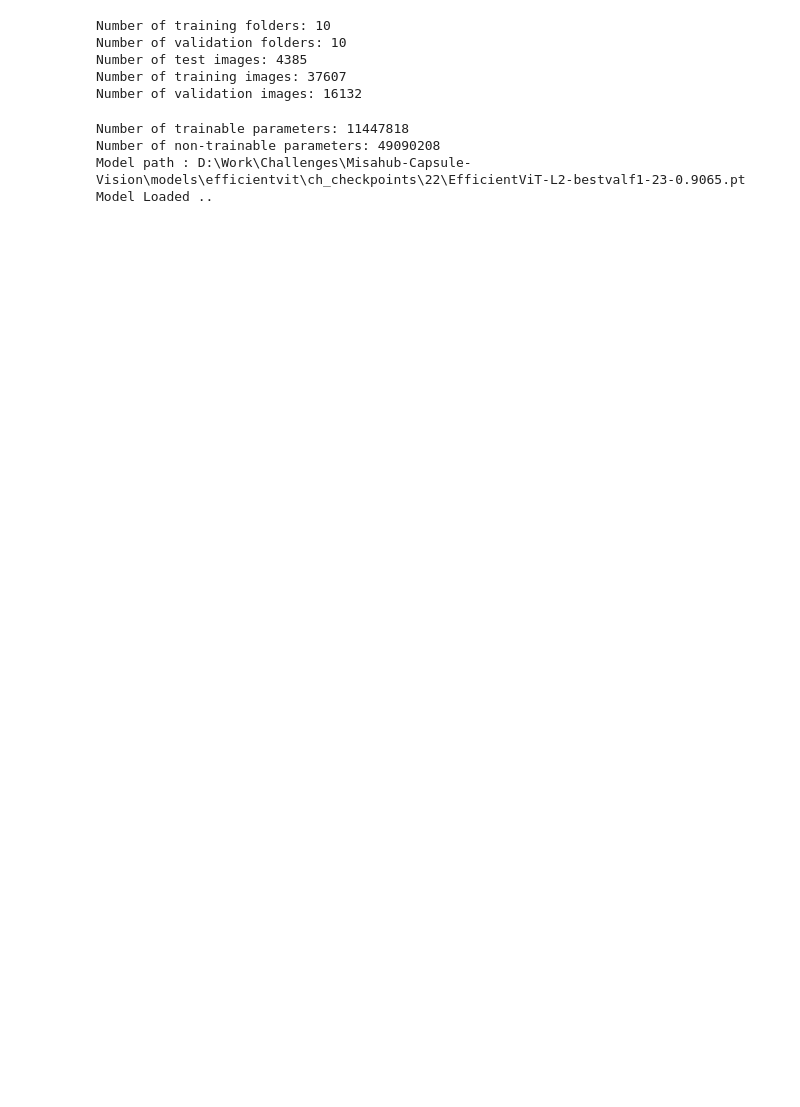
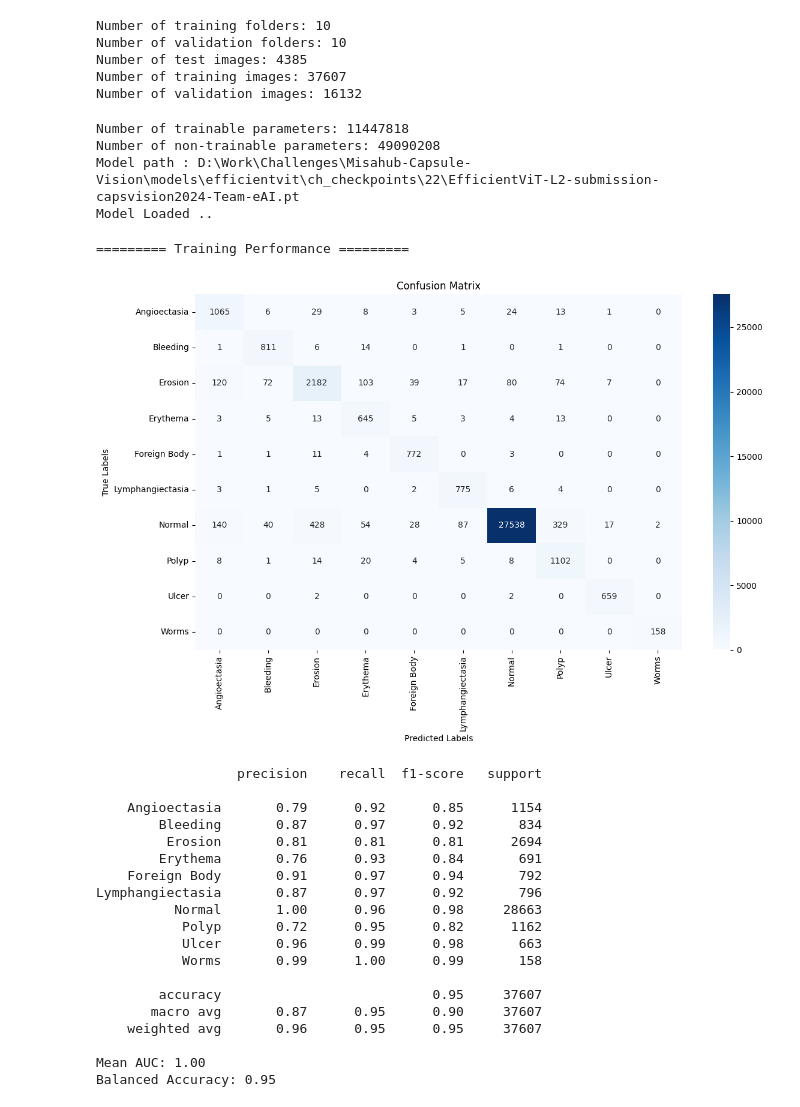
Before and after one commit to GirinChutia/Misahub-Capsule-Vision-2024-Solution-eAI, a Jupyter notebook: efficientvit/eval_model.ipynb, the cells around one changed output. Cells and saved outputs as stored; diff of their text form; code cells hidden in the pictures; blank space fills up the shorter version.

```diff
--- a/efficientvit/eval_model.ipynb
+++ b/efficientvit/eval_model.ipynb
@@ -18,7 +17,7 @@ Number of test images: 4385
 Number of training images: 37607
 Number of validation images: 16132
 # %%
-best_model = r'D:\Work\Challenges\Misahub-Capsule-Vision\models\efficientvit\ch_checkpoints\22\EfficientViT-L2-bestvalf1-23-0.9065.pt'
+best_model = r'D:\Work\Challenges\Misahub-Capsule-Vision\models\efficientvit\ch_checkpoints\22\EfficientViT-L2-submission-capsvision2024-Team-eAI.pt'
 
 model = load_model(num_classes=10)
 checkpoint = torch.load(best_model)
@@ -30,22 +29,8 @@ model = model.to(device)
 
 print(f'Model path : {best_model}')
 print('Model Loaded ..')
-
-df = infer_folder(model,
-                  test_image_paths,
-                  type='test',
-                  device=device)
-
-
-# === Evaluation model if its training or validation dataset ===
-# rep = evaluate_model(df)
-
-# print(rep['classification_report'])
-# print(f'Mean AUC: {rep["mean_auc"]:.2f}')
-# print(f'Balanced Accuracy: {rep["balanced_accuracy"]:.2f}')
-# print()
 # %% [output]
 Number of trainable parameters: 11447818
 Number of non-trainable parameters: 49090208
-Model path : D:\Work\Challenges\Misahub-Capsule-Vision\models\efficientvit\ch_checkpoints\22\EfficientViT-L2-bestvalf1-23-0.9065.pt
+Model path : D:\Work\Challenges\Misahub-Capsule-Vision\models\efficientvit\ch_checkpoints\22\EfficientViT-L2-submission-capsvision2024-Team-eAI.pt
 Model Loaded ..
@@ -71,4 +37,36 @@ rep = evaluate_model(df)
 # %%
+df = infer_folder(model,
+                  train_paths,
+                  type='train',
+                  device=device)
+
+
+print('========= Training Performance =========')
+rep = evaluate_model(df)
+
 print(rep['classification_report'])
-print(f'Mean AUC: {rep["mean_auc"]:.3f}')
-print(f'Balanced Accuracy: {rep["balanced_accuracy"]:.3f}')
+print(f'Mean AUC: {rep["mean_auc"]:.2f}')
+print(f'Balanced Accuracy: {rep["balanced_accuracy"]:.2f}')
+print()
+# %% [output]
+========= Training Performance =========
+[figure, added]
+                  precision    recall  f1-score   support
+
+    Angioectasia       0.79      0.92      0.85      1154
+        Bleeding       0.87      0.97      0.92       834
+         Erosion       0.81      0.81      0.81      2694
+        Erythema       0.76      0.93      0.84       691
+    Foreign Body       0.91      0.97      0.94       792
+Lymphangiectasia       0.87      0.97      0.92       796
+          Normal       1.00      0.96      0.98     28663
+           Polyp       0.72      0.95      0.82      1162
+           Ulcer       0.96      0.99      0.98       663
+           Worms       0.99      1.00      0.99       158
+
+        accuracy                           0.95     37607
+       macro avg       0.87      0.95      0.90     37607
+    weighted avg       0.96      0.95      0.95     37607
+
+Mean AUC: 1.00
+Balanced Accuracy: 0.95
```
Also changed, not shown: parts of 9 cells of this notebook, 2 other files.
